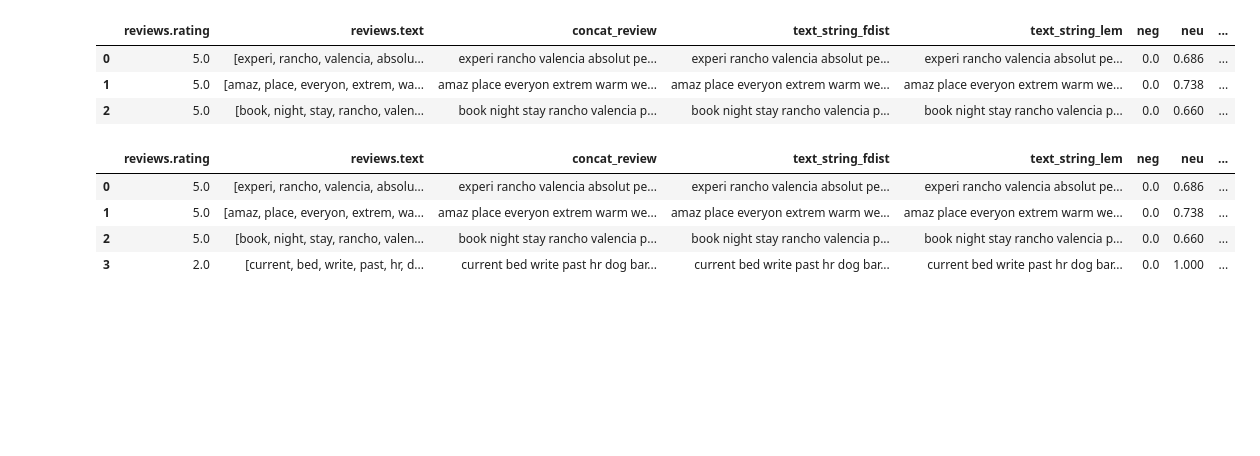
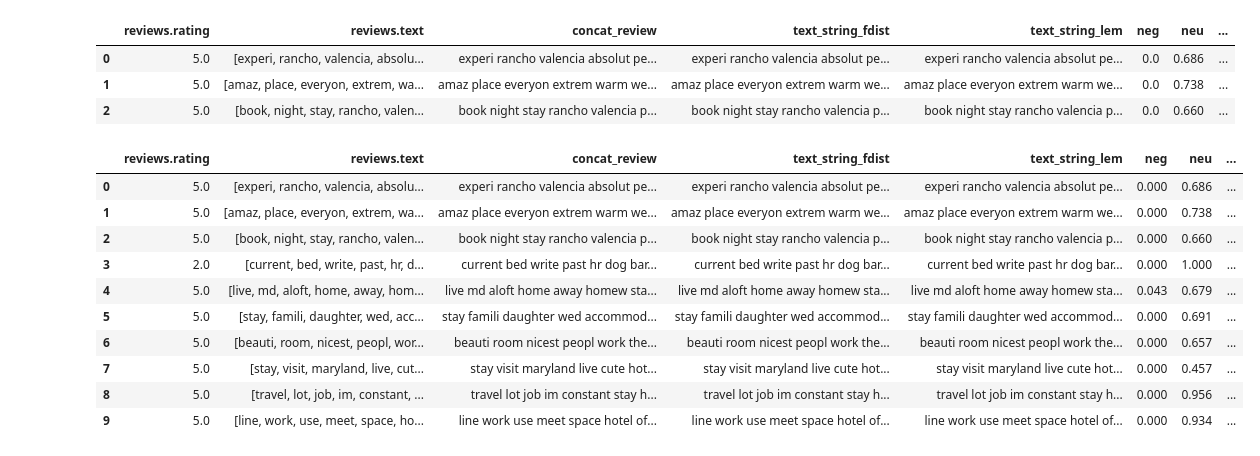
Before and after one commit to rrancerr/jku-data-mining-ws-21, a Jupyter notebook: assignment-07/assignment-07.ipynb, the cells around one changed output. Drawn from its saved outputs; the diff is of its cells as text; code cells hidden in the pictures; blank space fills up the shorter version.

```diff
--- a/assignment-07/assignment-07.ipynb
+++ b/assignment-07/assignment-07.ipynb
@@ -180,13 +195,19 @@ df.head(3)
 | 2 | 5.0 | [book, night, stay, rancho, valen... | book night stay rancho valencia p... | book night stay rancho valencia p... | book night stay rancho valencia p... | 0.0 | 0.660 | ... |
 # %%
 # Create new variable with sentiment "neutral," "positive" and "negative"
-df['sentiment'] = df['compound'].apply(lambda x: 'positive' if x >0 else 'neutral' if x==0 else 'negative')
-df.head(4)
+df['sentiment'] = df['compound'].apply(lambda x: 'positive' if x > 0 else 'neutral' if x == 0 else 'negative')
+df.head(10)
 # %% [output]
 |  | reviews.rating | reviews.text | concat_review | text_string_fdist | text_string_lem | neg | neu | ... |
-| 0 | 5.0 | [experi, rancho, valencia, absolu... | experi rancho valencia absolut pe... | experi rancho valencia absolut pe... | experi rancho valencia absolut pe... | 0.0 | 0.686 | ... |
-| 1 | 5.0 | [amaz, place, everyon, extrem, wa... | amaz place everyon extrem warm we... | amaz place everyon extrem warm we... | amaz place everyon extrem warm we... | 0.0 | 0.738 | ... |
-| 2 | 5.0 | [book, night, stay, rancho, valen... | book night stay rancho valencia p... | book night stay rancho valencia p... | book night stay rancho valencia p... | 0.0 | 0.660 | ... |
-| 3 | 2.0 | [current, bed, write, past, hr, d... | current bed write past hr dog bar... | current bed write past hr dog bar... | current bed write past hr dog bar... | 0.0 | 1.000 | ... |
+| 0 | 5.0 | [experi, rancho, valencia, absolu... | experi rancho valencia absolut pe... | experi rancho valencia absolut pe... | experi rancho valencia absolut pe... | 0.000 | 0.686 | ... |
+| 1 | 5.0 | [amaz, place, everyon, extrem, wa... | amaz place everyon extrem warm we... | amaz place everyon extrem warm we... | amaz place everyon extrem warm we... | 0.000 | 0.738 | ... |
+| 2 | 5.0 | [book, night, stay, rancho, valen... | book night stay rancho valencia p... | book night stay rancho valencia p... | book night stay rancho valencia p... | 0.000 | 0.660 | ... |
+| 3 | 2.0 | [current, bed, write, past, hr, d... | current bed write past hr dog bar... | current bed write past hr dog bar... | current bed write past hr dog bar... | 0.000 | 1.000 | ... |
+| 4 | 5.0 | [live, md, aloft, home, away, hom... | live md aloft home away homew sta... | live md aloft home away homew sta... | live md aloft home away homew sta... | 0.043 | 0.679 | ... |
+| 5 | 5.0 | [stay, famili, daughter, wed, acc... | stay famili daughter wed accommod... | stay famili daughter wed accommod... | stay famili daughter wed accommod... | 0.000 | 0.691 | ... |
+| 6 | 5.0 | [beauti, room, nicest, peopl, wor... | beauti room nicest peopl work the... | beauti room nicest peopl work the... | beauti room nicest peopl work the... | 0.000 | 0.657 | ... |
+| 7 | 5.0 | [stay, visit, maryland, live, cut... | stay visit maryland live cute hot... | stay visit maryland live cute hot... | stay visit maryland live cute hot... | 0.000 | 0.457 | ... |
+| 8 | 5.0 | [travel, lot, job, im, constant, ... | travel lot job im constant stay h... | travel lot job im constant stay h... | travel lot job im constant stay h... | 0.000 | 0.956 | ... |
+| 9 | 5.0 | [line, work, use, meet, space, ho... | line work use meet space hotel of... | line work use meet space hotel of... | line work use meet space hotel of... | 0.000 | 0.934 | ... |
 # %%
 import seaborn as sns
```
Also changed, not shown: parts of 10 cells of this notebook, 6 other files.
